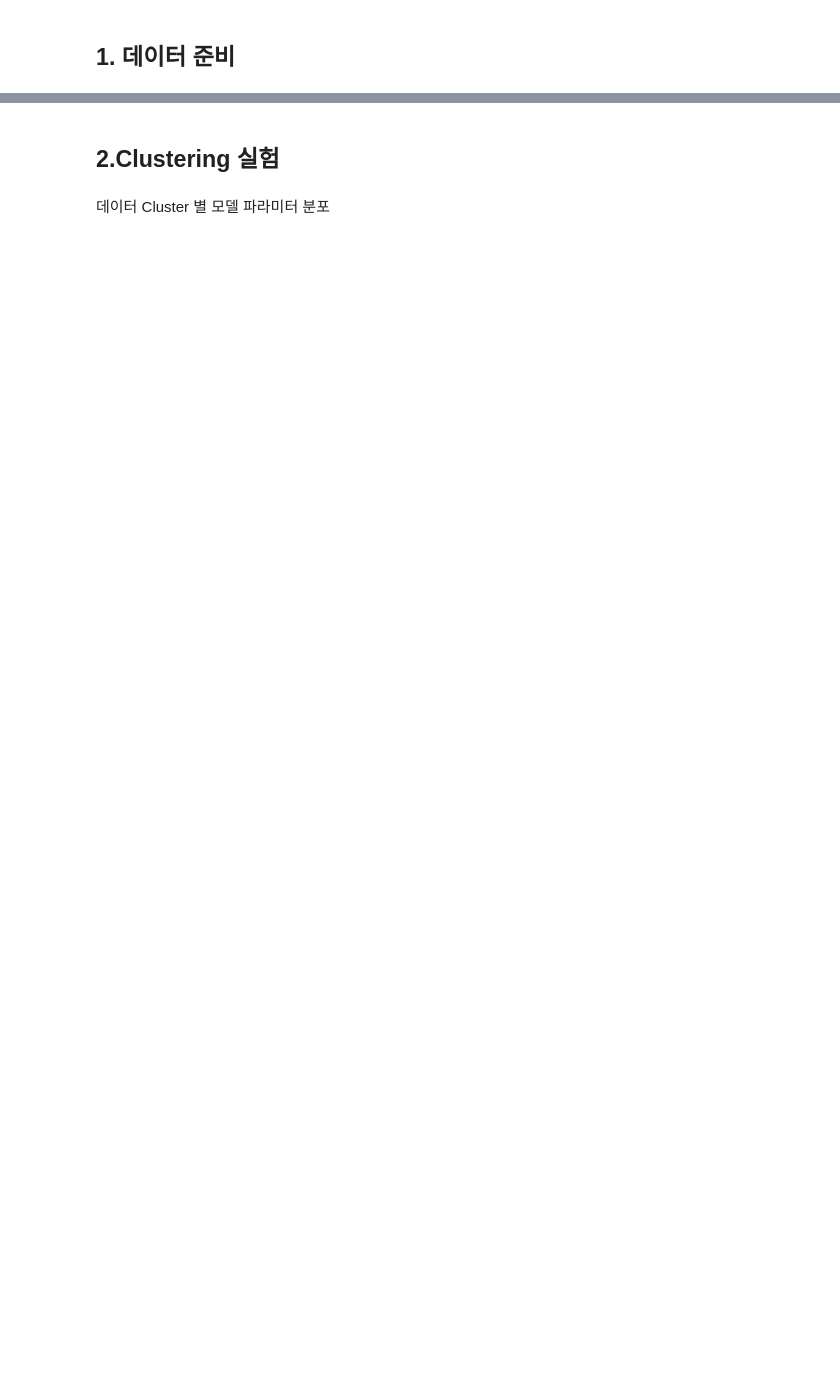
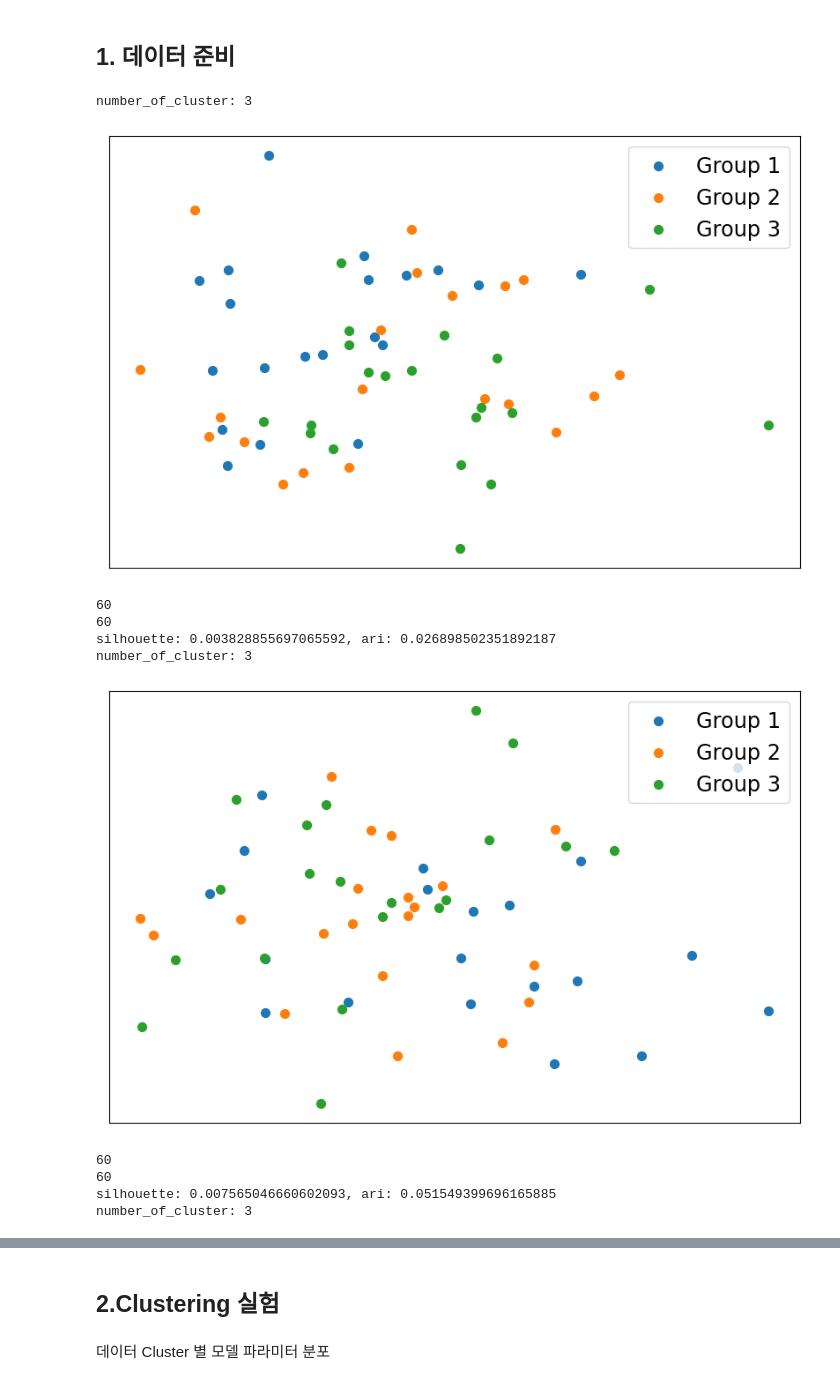
Before and after one commit to yangbaechu/FD-with-Label-Based-Group-Structure, a Jupyter notebook: FedCD.ipynb, the cells around one changed output, grey strips where cells are left out. Saved outputs shown, nothing was run; the diff lists cells and outputs as text; code cells hidden in the pictures; blank space fills up the shorter version.

```diff
--- a/FedCD.ipynb
+++ b/FedCD.ipynb
@@ -132,13 +133,21 @@ def visualize_clusters(label_predicted, real_cluster_distribution):
     # Remove duplicate labels in legend
     handles, labels = plt.gca().get_legend_handles_labels()
     by_label = dict(zip(labels, handles))
-    plt.legend(by_label.values(), by_label.keys(), fontsize='large')
+    plt.legend(by_label.values(), by_label.keys(), fontsize='xx-large')
 
     # Remove x and y ticks
     plt.xticks([])
     plt.yticks([])
 
+    # Save the figure with narrow margins
+    plt.subplots_adjust(left=0.01, right=0.99, top=0.99, bottom=0.01)
+    current_time = datetime.now().strftime('%Y%m%d%H%M%S')
+    plt.savefig(f'Figures/cluster_visualization_{current_time}.png', dpi=300, format='png')
+
+
     plt.show()
+
+
 
 #     # Print the real cluster distribution
 #     print("Real cluster distribution:", real_cluster_distribution)
@@ -575,3 +593,48 @@ def model_clustering_exp(n_clients, total_client_data, distill_data, number_of_c
     silhouette, ari = server.evaluate_clustering(similarities, cluster_distribution, cluster_idcs)
     print(f'silhouette: {silhouette}, ari: {ari}')
     return silhouette, ari
+# %%
+import pandas as pd
+
+# Initialize empty DataFrame to store results with simplified columns
+minor_class_ratios = [10, 20, 30, 40, 50]
+clustering_acc = pd.DataFrame(columns=['silhouette', 'ari'], index=minor_class_ratios)
+
+cluster_count = 3
+t = 3
+
+# instance_per_classes = [158, 150, 133, 117, 100, 84]
+# instance_per_minor_classes = [4, 7, 14, 21, 29, 36]
+
+instance_per_classes = [133, 117, 100, 84]
+instance_per_minor_classes = [7, 21, 29, 36]
+
+# instance_per_classes = [50, 50, 50]
+# instance_per_minor_classes = [2, 3, 4]
+# Iterate over different minor_class_ratios, instance_per_classes, and instance_per_minor_classes values
+for minor_class_ratio, instance_per_class, instance_per_minor_class in zip(minor_class_ratios, instance_per_classes, instance_per_minor_classes):
+    n_clients = cluster_count * 20
+    instances_per_class_per_client = get_combination(cluster_count, 3)
+
+    # Replace with your actual clustering_exp function
+    # Assume it accepts t as a parameter
+    silhouette, ari = model_clustering_exp(
+        n_clients, 50000, 5000, cluster_count, [1/cluster_count] * cluster_count, instance_per_class,
+        instances_per_class_per_client
+    )
+
+    # Update DataFrame
+    clustering_acc.loc[minor_class_ratio, 'silhouette'] = silhouette
+    clustering_acc.loc[minor_class_ratio, 'ari'] = ari
+# %% [output]
+number_of_cluster: 3
+[figure, added]
+60
+60
+silhouette: 0.003828855697065592, ari: 0.026898502351892187
+number_of_cluster: 3
+[figure, added]
+60
+60
+silhouette: 0.007565046660602093, ari: 0.051549399696165885
+number_of_cluster: 3
```
Also changed, not shown: parts of 16 cells of this notebook, 2 other files.
